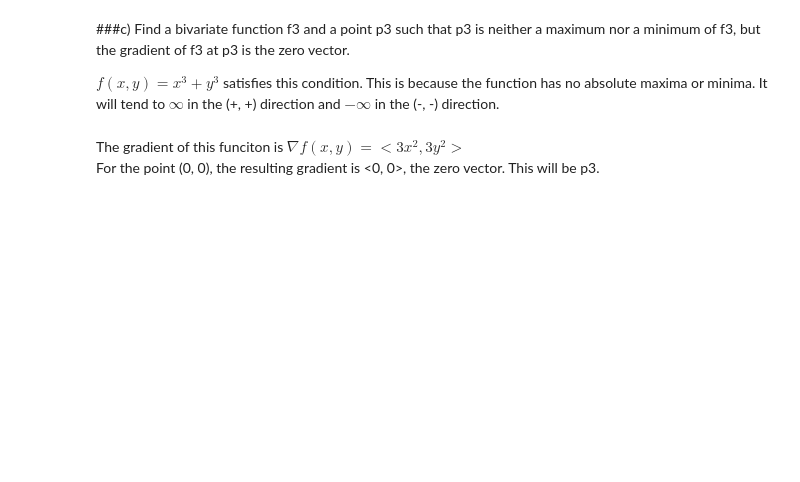
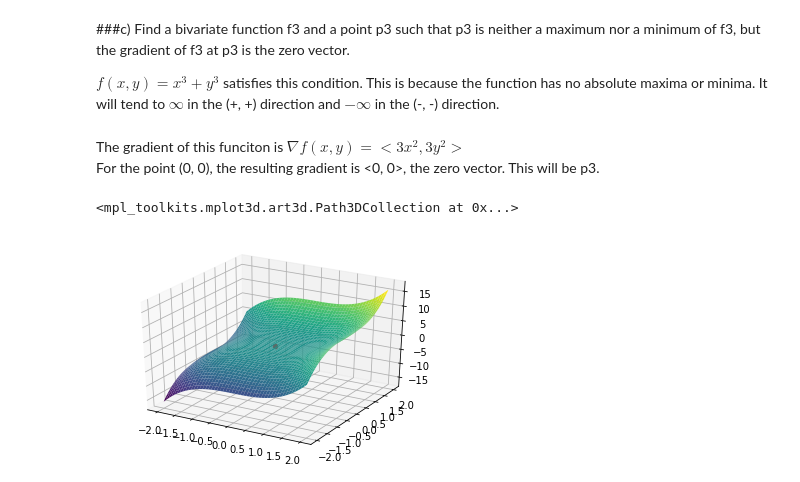
Before and after one commit to ctkerns/cap4630_spring2020, a Jupyter notebook: hw2.ipynb, the cells around one changed output. Saved outputs shown, nothing was run; the diff lists cells and outputs as text; code cells hidden in the pictures; blank space fills up the shorter version.

```diff
--- a/hw2.ipynb
+++ b/hw2.ipynb
@@ -30,3 +59,18 @@ def f3(x, y):
 # %% [markdown]
 The gradient of this funciton is ${\nabla}f(x, y) = <3x^{2}, 3y^{2}> $
 For the point (0, 0), the resulting gradient is <0, 0>, the zero vector. This will be p3.
+# %%
+ax = plt.axes(projection='3d')
+
+x = np.linspace(-2, 2)
+y = np.linspace(-2, 2)
+X, Y = np.meshgrid(x, y)
+
+Z = f3(X, Y)
+ax.plot_surface(X, Y, Z, cmap='viridis', edgecolor='none')
+
+p3 = (0, 0, 0)
+ax.scatter3D(p3[0], p3[1], p3[2], color='red')
+# %% [output]
+<mpl_toolkits.mplot3d.art3d.Path3DCollection at 0x...>
+[figure, added]
```
Also changed, not shown: parts of 4 cells of this notebook.
